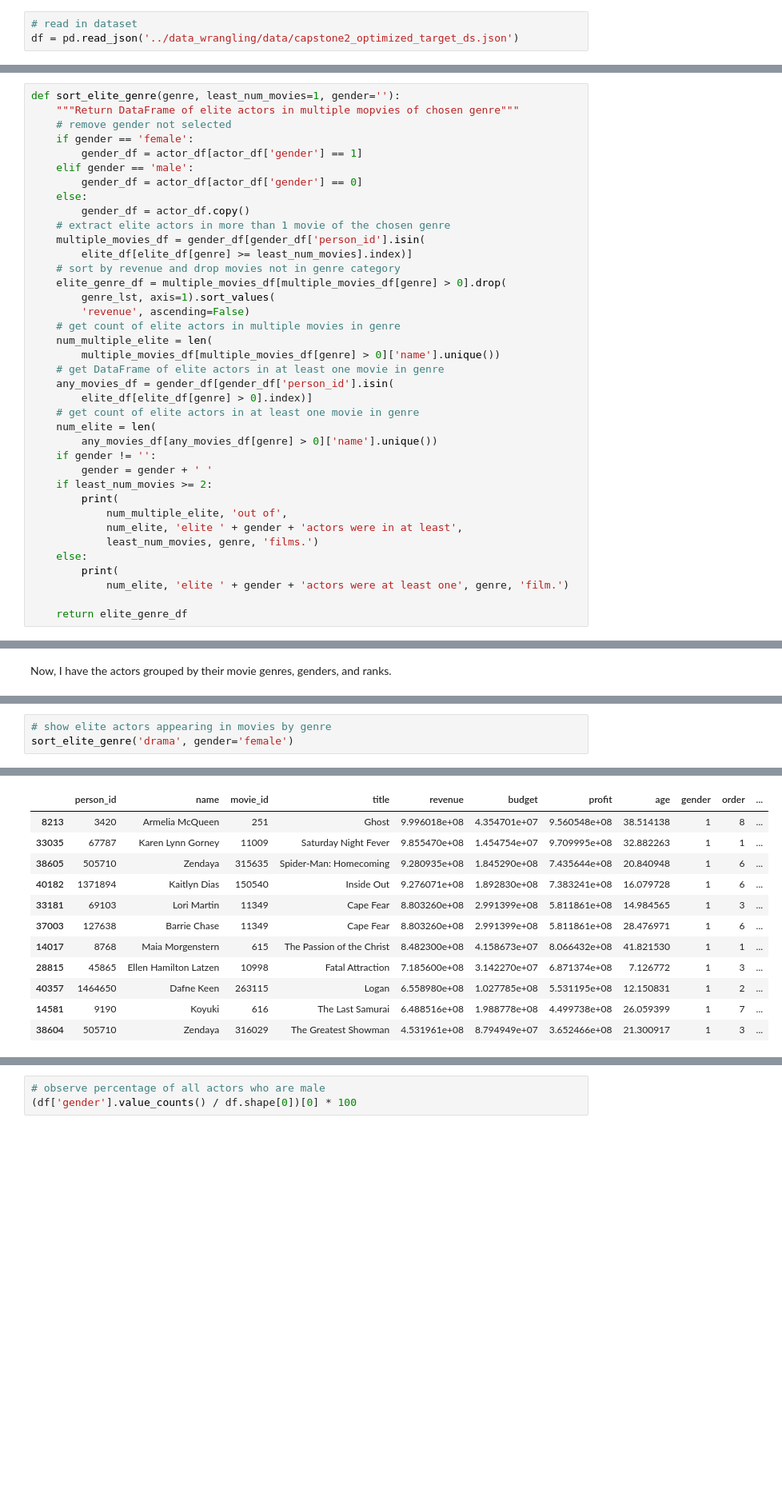
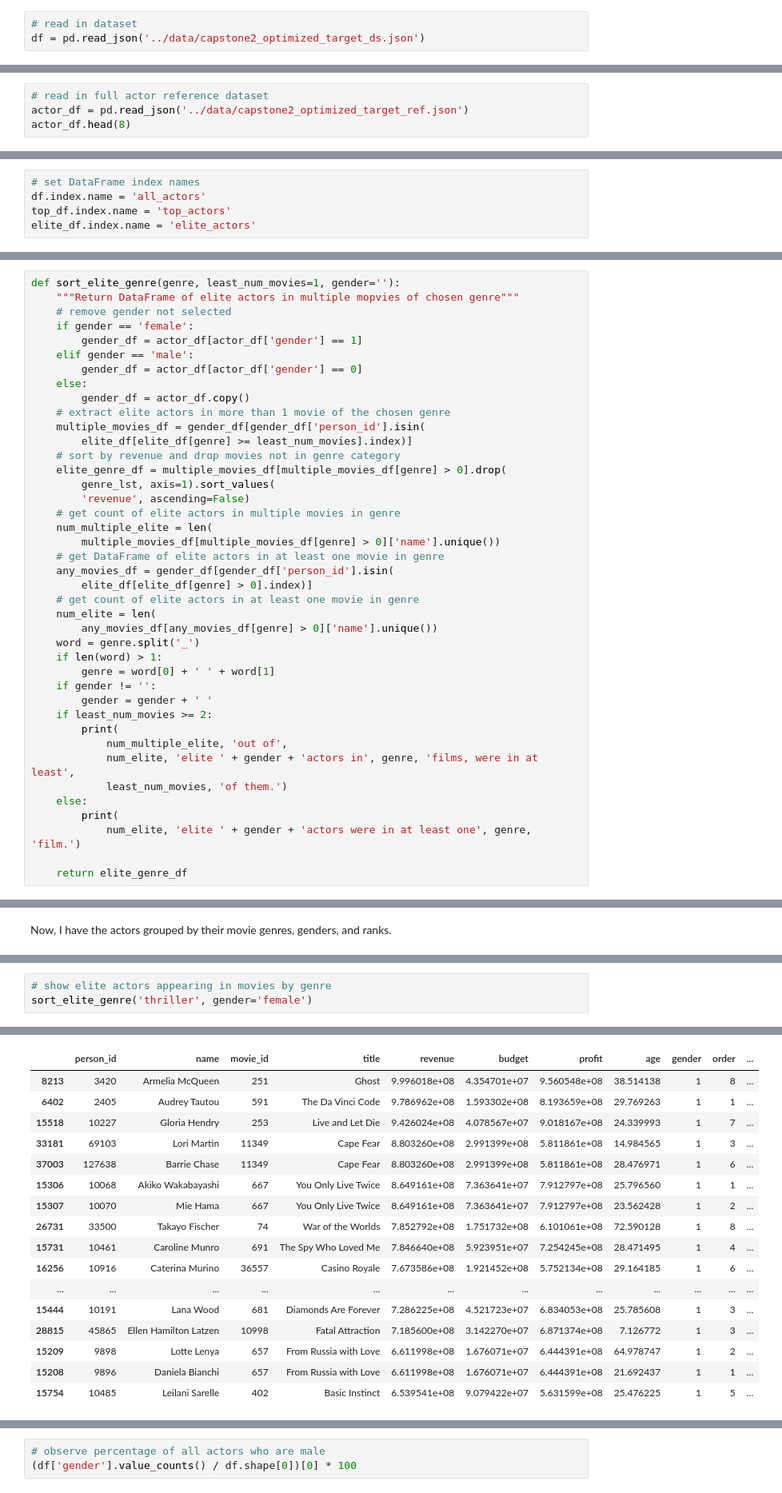
Before and after one commit to christianspybrook/movie_actor_tree_ensembles, a Jupyter notebook: data_story/capstone2_data_story_optimized_target.ipynb, the cells around one changed output, grey strips where cells are left out. Shown at 80% size. Cells and saved outputs as stored; diff of their text form; blank space fills up the shorter version.

```diff
--- a/data_story/capstone2_data_story_optimized_target.ipynb
+++ b/data_story/capstone2_data_story_optimized_target.ipynb
@@ -26,7 +35,7 @@ This is your color palette...
 my_palette = ['xkcd:' + c for c in mp.my_colors]
 # %%
 # read in dataset
-df = pd.read_json('../data_wrangling/data/capstone2_optimized_target_ds.json')
+df = pd.read_json('../data/capstone2_optimized_target_ds.json')
 # %%
 # observe dataset dimensionality
 df.shape
@@ -379,0 +212,4 @@ plt.title('User Rating Count Distributions');
+# %%
+# read in full actor reference dataset
+actor_df = pd.read_json('../data/capstone2_optimized_target_ref.json')
+actor_df.head(8)
@@ -379,0 +308,5 @@ plt.title('User Rating Count Distributions');
+# %%
+# set DataFrame index names
+df.index.name = 'all_actors'
+top_df.index.name = 'top_actors'
+elite_df.index.name = 'elite_actors'
@@ -485,15 +753,18 @@ def sort_elite_genre(genre, least_num_movies=1, gender=''):
     # get count of elite actors in at least one movie in genre
     num_elite = len(
         any_movies_df[any_movies_df[genre] > 0]['name'].unique())
+    word = genre.split('_')
+    if len(word) > 1:
+        genre = word[0] + ' ' + word[1]
     if gender != '':
         gender = gender + ' '
     if least_num_movies >= 2:
         print(
             num_multiple_elite, 'out of',
-            num_elite, 'elite ' + gender + 'actors were in at least',
-            least_num_movies, genre, 'films.')
+            num_elite, 'elite ' + gender + 'actors in', genre, 'films, were in at least',
+            least_num_movies, 'of them.')
     else:
         print(
-            num_elite, 'elite ' + gender + 'actors were at least one', genre, 'film.')
+            num_elite, 'elite ' + gender + 'actors were in at least one', genre, 'film.')
 
     return elite_genre_df
@@ -634,4 +964,4 @@ sort_elite_genre('science_fiction', gender='female')
 # %%
 # show elite actors appearing in movies by genre
-sort_elite_genre('drama', gender='female')
+sort_elite_genre('thriller', gender='female')
 # %% [output]
@@ -639,12 +969,17 @@ sort_elite_genre('drama', gender='female')
 |  | person_id | name | movie_id | title | revenue | budget | profit | age | gender | order | ... |
 | 8213 | 3420 | Armelia McQueen | 251 | Ghost | 9.996018e+08 | 4.354701e+07 | 9.560548e+08 | 38.514138 | 1 | 8 | ... |
-| 33035 | 67787 | Karen Lynn Gorney | 11009 | Saturday Night Fever | 9.855470e+08 | 1.454754e+07 | 9.709995e+08 | 32.882263 | 1 | 1 | ... |
-| 38605 | 505710 | Zendaya | 315635 | Spider-Man: Homecoming | 9.280935e+08 | 1.845290e+08 | 7.435644e+08 | 20.840948 | 1 | 6 | ... |
-| 40182 | 1371894 | Kaitlyn Dias | 150540 | Inside Out | 9.276071e+08 | 1.892830e+08 | 7.383241e+08 | 16.079728 | 1 | 6 | ... |
+| 6402 | 2405 | Audrey Tautou | 591 | The Da Vinci Code | 9.786962e+08 | 1.593302e+08 | 8.193659e+08 | 29.769263 | 1 | 1 | ... |
+| 15518 | 10227 | Gloria Hendry | 253 | Live and Let Die | 9.426024e+08 | 4.078567e+07 | 9.018167e+08 | 24.339993 | 1 | 7 | ... |
 | 33181 | 69103 | Lori Martin | 11349 | Cape Fear | 8.803260e+08 | 2.991399e+08 | 5.811861e+08 | 14.984565 | 1 | 3 | ... |
 | 37003 | 127638 | Barrie Chase | 11349 | Cape Fear | 8.803260e+08 | 2.991399e+08 | 5.811861e+08 | 28.476971 | 1 | 6 | ... |
-| 14017 | 8768 | Maia Morgenstern | 615 | The Passion of the Christ | 8.482300e+08 | 4.158673e+07 | 8.066432e+08 | 41.821530 | 1 | 1 | ... |
+| 15306 | 10068 | Akiko Wakabayashi | 667 | You Only Live Twice | 8.649161e+08 | 7.363641e+07 | 7.912797e+08 | 25.796560 | 1 | 1 | ... |
+| 15307 | 10070 | Mie Hama | 667 | You Only Live Twice | 8.649161e+08 | 7.363641e+07 | 7.912797e+08 | 23.562428 | 1 | 2 | ... |
+| 26731 | 33500 | Takayo Fischer | 74 | War of the Worlds | 7.852792e+08 | 1.751732e+08 | 6.101061e+08 | 72.590128 | 1 | 8 | ... |
+| 15731 | 10461 | Caroline Munro | 691 | The Spy Who Loved Me | 7.846640e+08 | 5.923951e+07 | 7.254245e+08 | 28.471495 | 1 | 4 | ... |
+| 16256 | 10916 | Caterina Murino | 36557 | Casino Royale | 7.673586e+08 | 1.921452e+08 | 5.752134e+08 | 29.164185 | 1 | 6 | ... |
+| ... | ... | ... | ... | ... | ... | ... | ... | ... | ... | ... | ... |
+| 15444 | 10191 | Lana Wood | 681 | Diamonds Are Forever | 7.286225e+08 | 4.521723e+07 | 6.834053e+08 | 25.785608 | 1 | 3 | ... |
 | 28815 | 45865 | Ellen Hamilton Latzen | 10998 | Fatal Attraction | 7.185600e+08 | 3.142270e+07 | 6.871374e+08 | 7.126772 | 1 | 3 | ... |
-| 40357 | 1464650 | Dafne Keen | 263115 | Logan | 6.558980e+08 | 1.027785e+08 | 5.531195e+08 | 12.150831 | 1 | 2 | ... |
-| 14581 | 9190 | Koyuki | 616 | The Last Samurai | 6.488516e+08 | 1.988778e+08 | 4.499738e+08 | 26.059399 | 1 | 7 | ... |
-| 38604 | 505710 | Zendaya | 316029 | The Greatest Showman | 4.531961e+08 | 8.794949e+07 | 3.652466e+08 | 21.300917 | 1 | 3 | ... |
+| 15209 | 9898 | Lotte Lenya | 657 | From Russia with Love | 6.611998e+08 | 1.676071e+07 | 6.444391e+08 | 64.978747 | 1 | 2 | ... |
+| 15208 | 9896 | Daniela Bianchi | 657 | From Russia with Love | 6.611998e+08 | 1.676071e+07 | 6.444391e+08 | 21.692437 | 1 | 1 | ... |
+| 15754 | 10485 | Leilani Sarelle | 402 | Basic Instinct | 6.539541e+08 | 9.079422e+07 | 5.631599e+08 | 25.476225 | 1 | 5 | ... |
```
Also changed, not shown: parts of 135 cells of this notebook.
